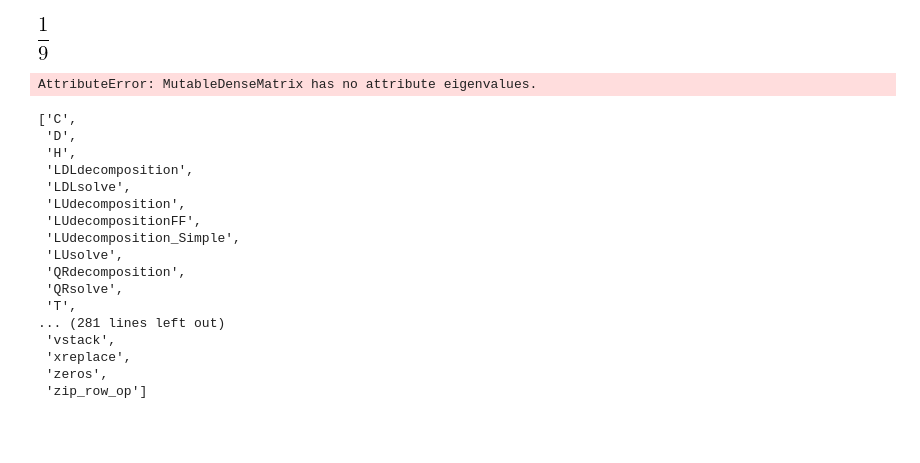
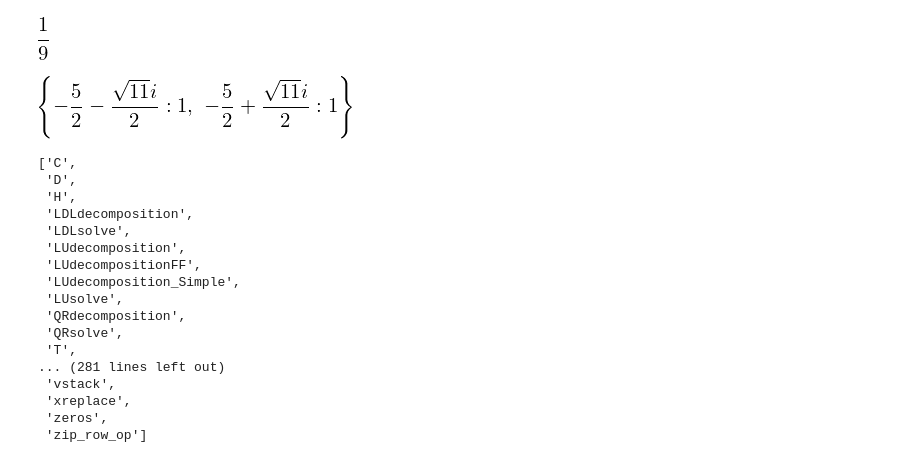
Before and after one commit to magicbeans817/PS2, a Jupyter notebook: PS2.ipynb, the cells around one changed output. Saved outputs shown, nothing was run; the diff lists cells and outputs as text; code cells hidden in the pictures; blank space fills up the shorter version.

```diff
--- a/PS2.ipynb
+++ b/PS2.ipynb
@@ -451,12 +451,12 @@ display(x_eq, y_eq)
 # %%
 eigens = sp.Matrix([
     sp.Poly(eq1s.rhs).coeffs()[:2],
     sp.Poly(eq2s.rhs).coeffs()[:2]
-]).eigenvects()
+]).eigenvals()
 
 eigens
 # %% [output]
-AttributeError: MutableDenseMatrix has no attribute eigenvalues.
+[figure, added]
 # %%
 dir(sp.Matrix)
 # %% [output]
```
Also changed, not shown: parts of 4 cells of this notebook.
